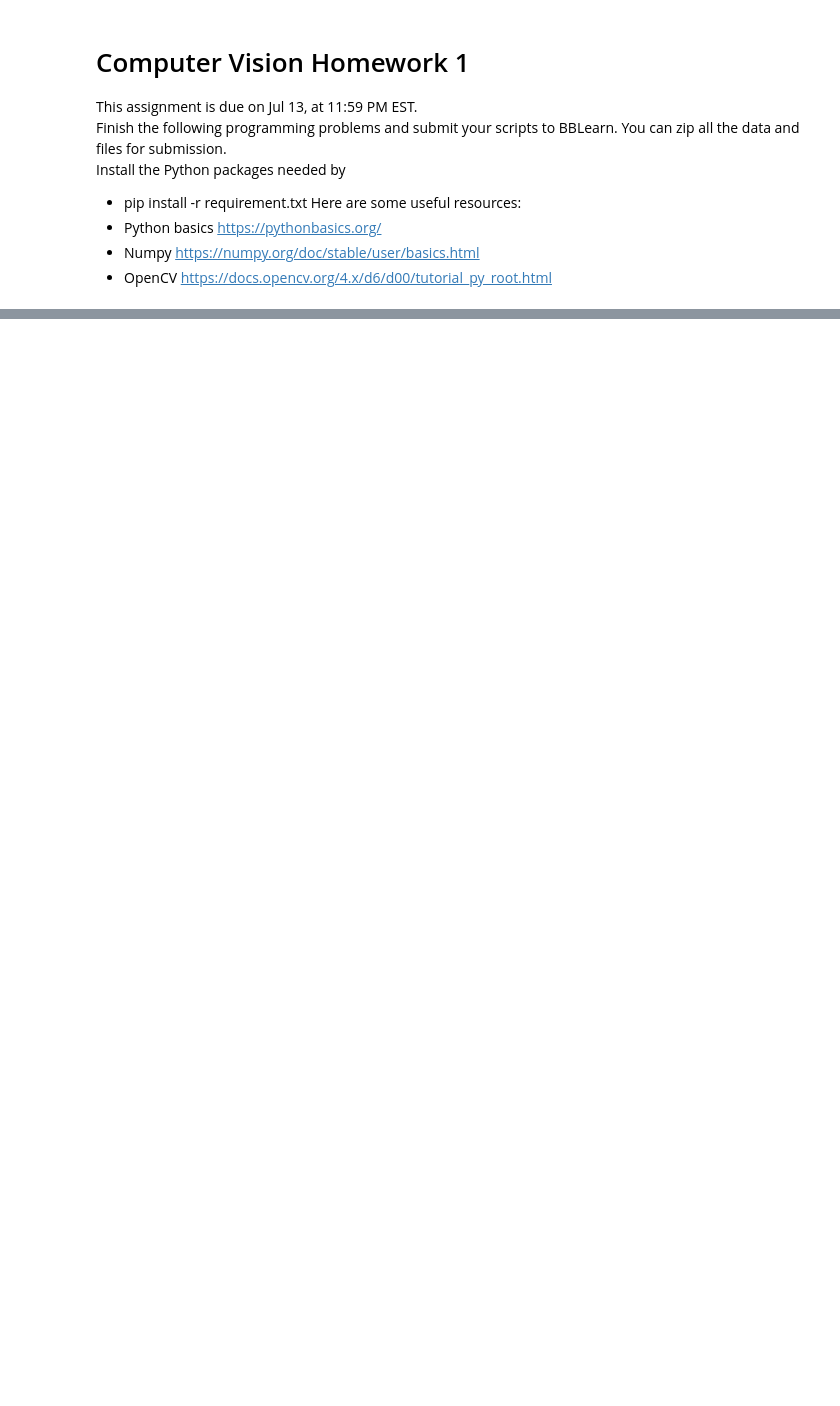
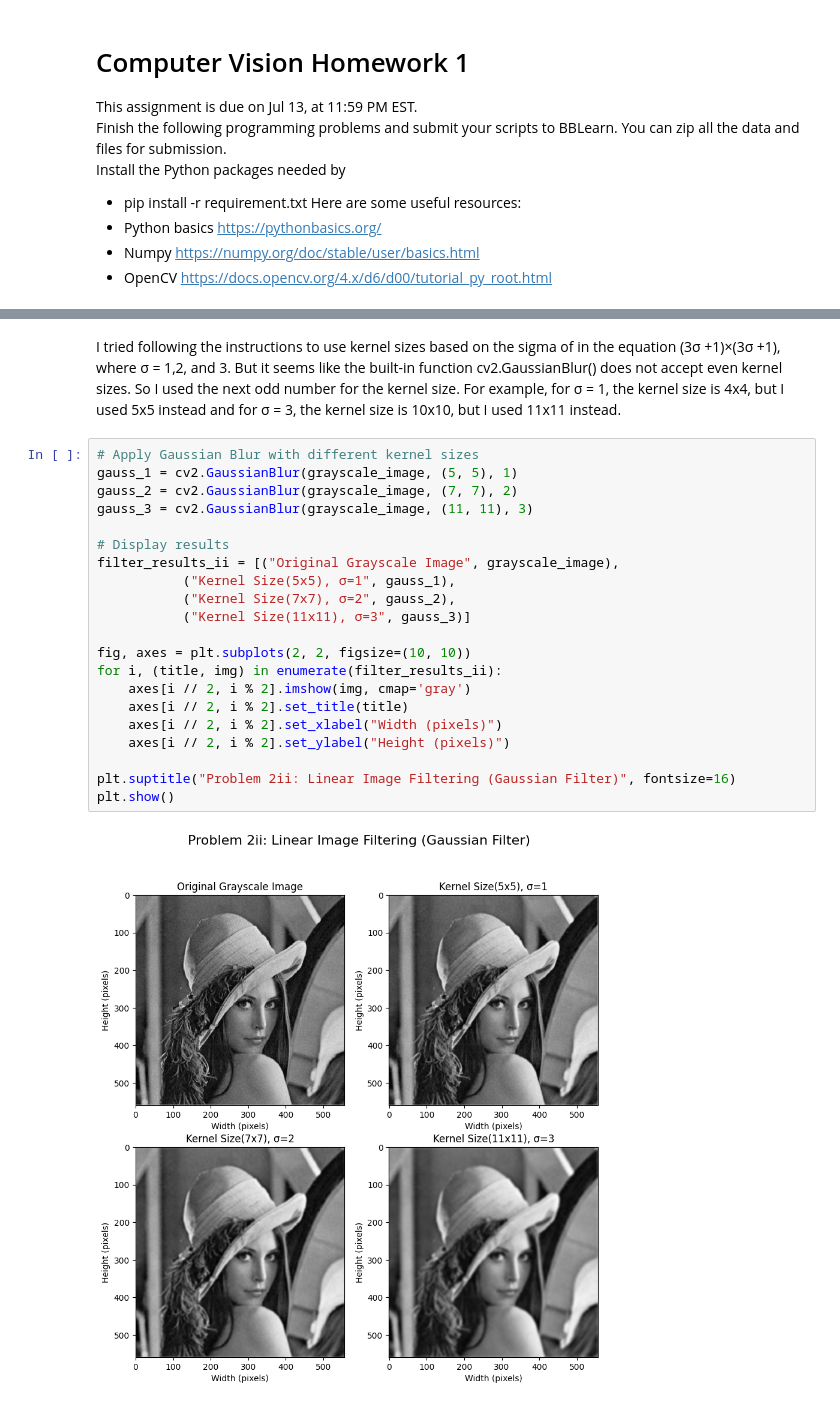
Before and after one commit to erinakin/ComputerVisionClass, a Jupyter notebook: ErinAkinjide_HW1.ipynb, the cells around one changed output, grey strips where cells are left out. Drawn from its saved outputs; the diff is of its cells as text; blank space fills up the shorter version.

```diff
--- a/ErinAkinjide_HW1.ipynb
+++ b/ErinAkinjide_HW1.ipynb
@@ -103,0 +167,26 @@ o Report the reprojection error calculated during the calibration process.
+# %% [markdown]
+I tried following the instructions to use kernel sizes based on the sigma of in the equation (3σ +1)×(3σ +1), where σ = 1,2, and 3. But it seems like the built-in function cv2.GaussianBlur() does not accept even kernel sizes.
+So I used the next odd number for the kernel size. For example, for σ = 1, the kernel size is 4x4, but I used 5x5 instead and for σ = 3, the kernel size is 10x10, but I used 11x11 instead.
+# %%
+# Apply Gaussian Blur with different kernel sizes
+gauss_1 = cv2.GaussianBlur(grayscale_image, (5, 5), 1)
+gauss_2 = cv2.GaussianBlur(grayscale_image, (7, 7), 2)
+gauss_3 = cv2.GaussianBlur(grayscale_image, (11, 11), 3)
+
+# Display results
+filter_results_ii = [("Original Grayscale Image", grayscale_image),
+           ("Kernel Size(5x5), σ=1", gauss_1),
+           ("Kernel Size(7x7), σ=2", gauss_2),
+           ("Kernel Size(11x11), σ=3", gauss_3)]
+
+fig, axes = plt.subplots(2, 2, figsize=(10, 10))
+for i, (title, img) in enumerate(filter_results_ii):
+    axes[i // 2, i % 2].imshow(img, cmap='gray')
+    axes[i // 2, i % 2].set_title(title)
+    axes[i // 2, i % 2].set_xlabel("Width (pixels)")
+    axes[i // 2, i % 2].set_ylabel("Height (pixels)")
+
+plt.suptitle("Problem 2ii: Linear Image Filtering (Gaussian Filter)", fontsize=16)
+plt.show()
+# %% [output]
+[figure, added]
```
Also changed, not shown: parts of 20 cells of this notebook, 8 other files.
